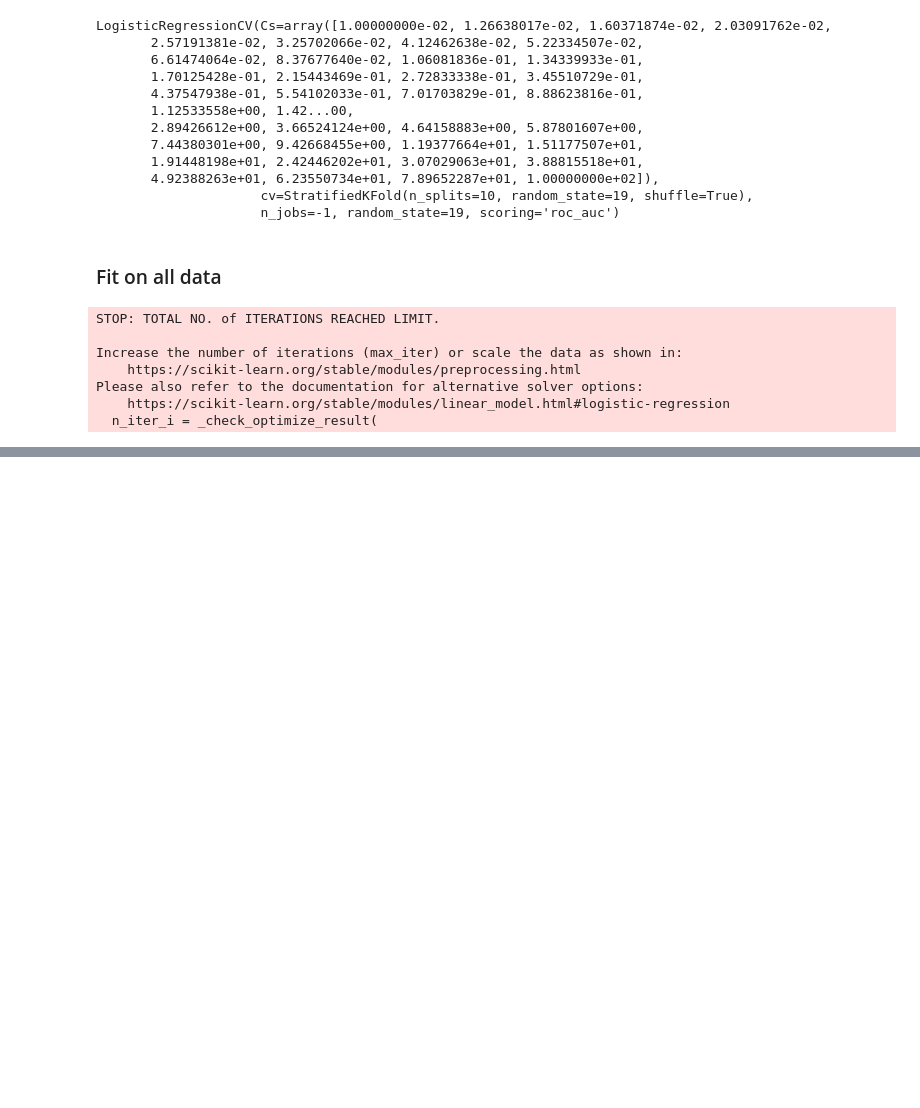
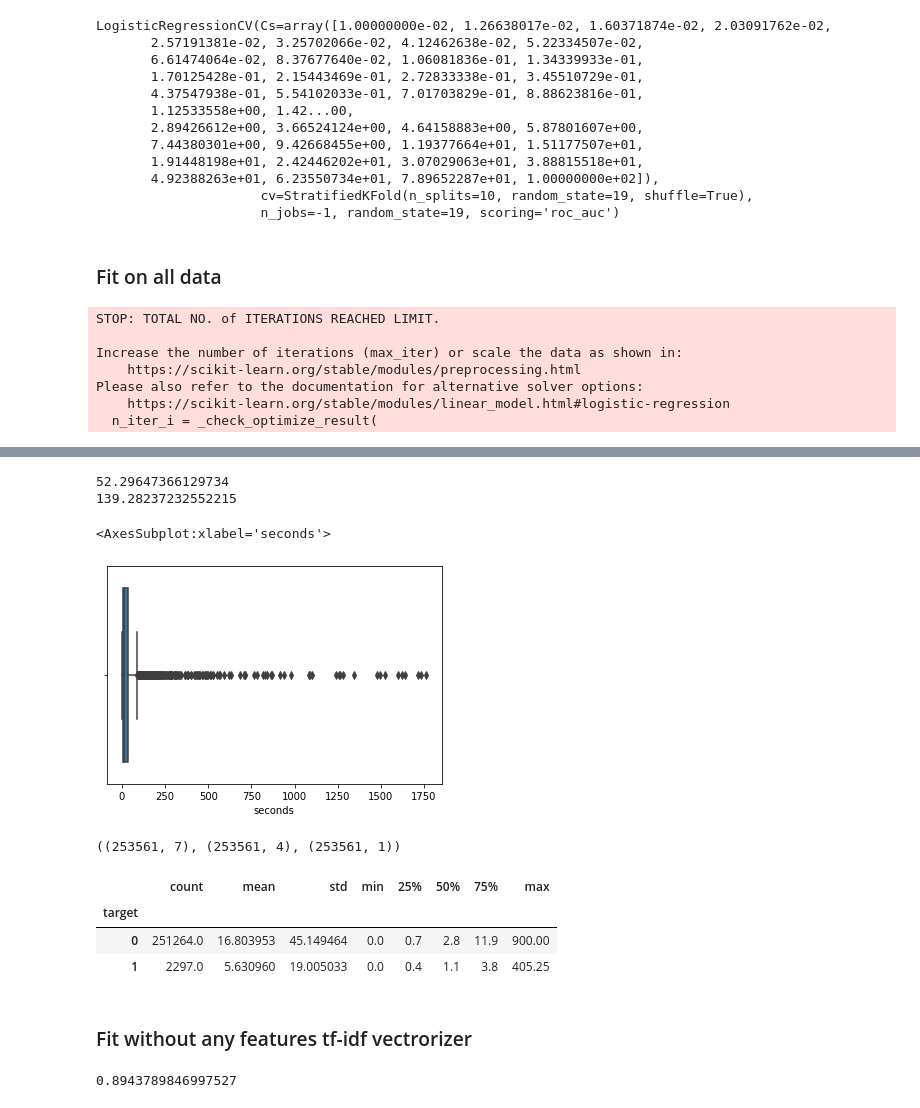
Before and after one commit to kremenevskiy/kaggle-competitions, a Jupyter notebook: catch-me-if-you-can-Alice/catch_me_if_you_can_Alice.ipynb, the cells around one changed output, grey strips where cells are left out. Saved outputs shown, nothing was run; the diff lists cells and outputs as text; code cells hidden in the pictures; blank space fills up the shorter version.

```diff
--- a/catch-me-if-you-can-Alice/catch_me_if_you_can_Alice.ipynb
+++ b/catch-me-if-you-can-Alice/catch_me_if_you_can_Alice.ipynb
@@ -607,0 +614,8 @@ Please also refer to the documentation for alternative solver options:
+# %%
+times = ["time%s" % i for i in range(1, 11)]
+sites = ['site%d' % i for i in range(1, 11)]
+train_df = pd.read_csv("data/train_sessions.csv", index_col="session_id", parse_dates=times)
+test_df = pd.read_csv("data/test_sessions.csv", index_col="session_id", parse_dates=times)
+
+train_df = train_df.sort_values(by="time1")
+train_df.head(2)
@@ -607,0 +628,9 @@ Please also refer to the documentation for alternative solver options:
+# %%
+train = train_df.copy()
+test = test_df.copy()
+
+train[sites] = train[sites].fillna(0)
+test[sites] = test[sites].fillna(0)
+
+train = train[sites]
+test = test[sites]
@@ -607,0 +689,16 @@ Please also refer to the documentation for alternative solver options:
+# %%
+train_time = pd.DataFrame(index=train_df.index)
+test_time = pd.DataFrame(index=test_df.index)
+
+def make_time_feat(df, train=True):
+    df = df.copy()
+    time_df = pd.DataFrame(index=df.index)
+    if train:
+        time_df['target'] = df['target']
+    time_df['min'] = df[times].min(axis=1)
+    time_df['max'] = df[times].max(axis=1)
+    time_df['seconds'] = (time_df['max'] - time_df['min']).dt.seconds
+    return time_df
+# %%
+train_time = make_time_feat(train_df, train=True)
+test_time = make_time_feat(test_df, train=False)
@@ -607,0 +730,15 @@ Please also refer to the documentation for alternative solver options:
+# %%
+print(train_time[train_time['target']==1].seconds.mean())
+print(train_time[train_time['target']==0].seconds.mean())
+# %% [output]
+52.29647366129734
+139.28237232552215
+# %%
+sns.boxplot(train_time[train_time['target']==1].seconds)
+# %% [output]
+<AxesSubplot:xlabel='seconds'>
+[figure, added]
+# %%
+train_feat.shape, train_time.shape, train_visited.shape
+# %% [output]
+((253561, 7), (253561, 4), (253561, 1))
@@ -607,0 +756,7 @@ Please also refer to the documentation for alternative solver options:
+# %%
+train_together.groupby('target')['mean_site'].describe()
+# %% [output]
+|  | count | mean | std | min | 25% | 50% | 75% | max |
+| target |  |  |  |  |  |  |  |  |
+| 0 | 251264.0 | 16.803953 | 45.149464 | 0.0 | 0.7 | 2.8 | 11.9 | 900.00 |
+| 1 | 2297.0 | 5.630960 | 19.005033 | 0.0 | 0.4 | 1.1 | 3.8 | 405.25 |
@@ -607,0 +778,7 @@ Please also refer to the documentation for alternative solver options:
+# %% [markdown]
+### Fit without any features tf-idf vectrorizer
+# %%
+train, test = get_train_test(ngram=(1,7), max_features=50000)
+test_features(train, y, None)
+# %% [output]
+0.8943789846997527
```
Also changed, not shown: parts of 99 cells of this notebook.
